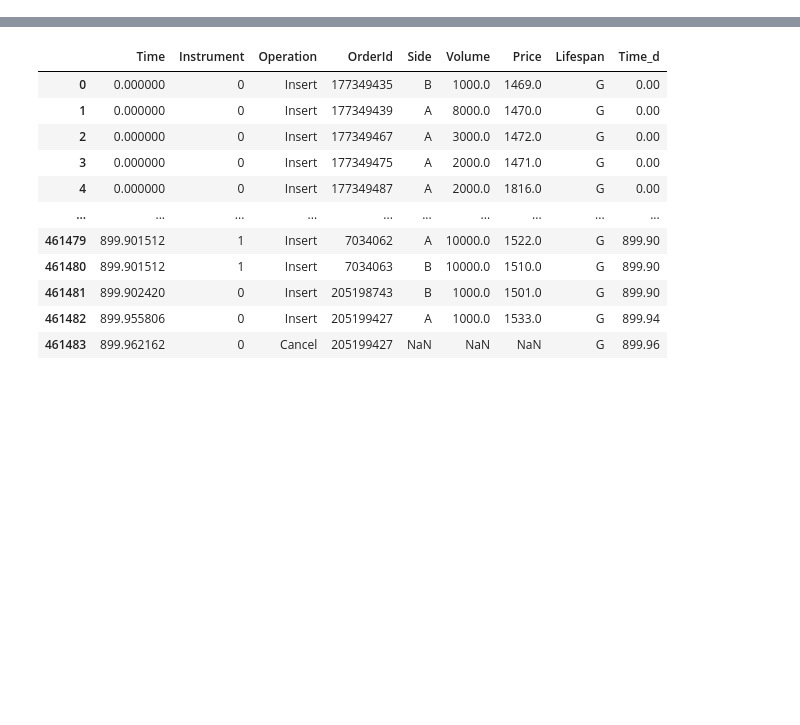
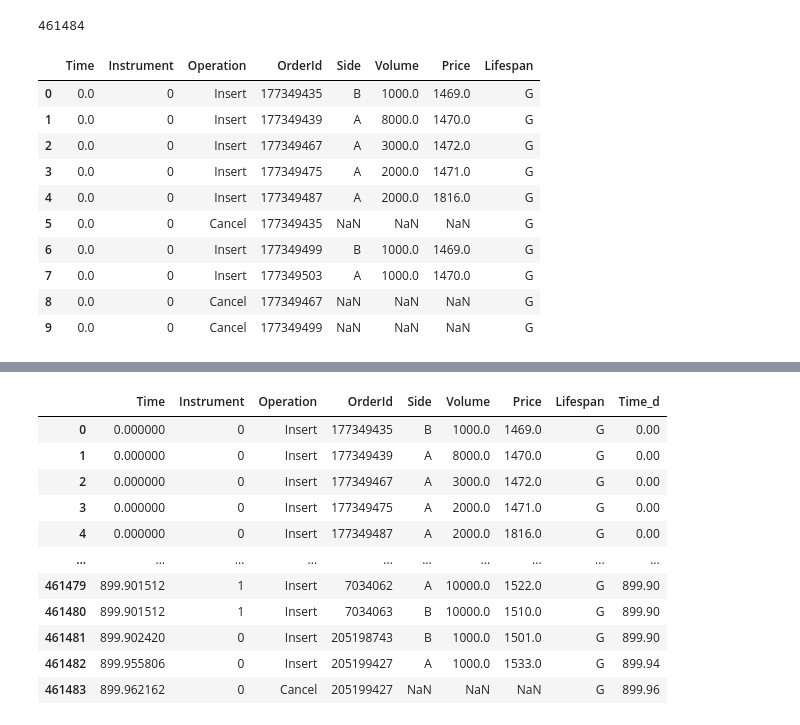
Before and after one commit to KyraZzz/algoTradeGo23, a Jupyter notebook: data/exploaration.ipynb, the cells around one changed output, grey strips where cells are left out. Cells and saved outputs as stored; diff of their text form; code cells hidden in the pictures; blank space fills up the shorter version.

```diff
--- a/data/exploaration.ipynb
+++ b/data/exploaration.ipynb
@@ -5,3 +5,21 @@ import matplotlib.pyplot as plt
 import seaborn as sns
 # %%
 df = pd.read_csv('market_data1.csv')
+# %%
+len(df)
+# %% [output]
+461484
+# %%
+df.head(10)
+# %% [output]
+|  | Time | Instrument | Operation | OrderId | Side | Volume | Price | Lifespan |
+| 0 | 0.0 | 0 | Insert | 177349435 | B | 1000.0 | 1469.0 | G |
+| 1 | 0.0 | 0 | Insert | 177349439 | A | 8000.0 | 1470.0 | G |
+| 2 | 0.0 | 0 | Insert | 177349467 | A | 3000.0 | 1472.0 | G |
+| 3 | 0.0 | 0 | Insert | 177349475 | A | 2000.0 | 1471.0 | G |
+| 4 | 0.0 | 0 | Insert | 177349487 | A | 2000.0 | 1816.0 | G |
+| 5 | 0.0 | 0 | Cancel | 177349435 | NaN | NaN | NaN | G |
+| 6 | 0.0 | 0 | Insert | 177349499 | B | 1000.0 | 1469.0 | G |
+| 7 | 0.0 | 0 | Insert | 177349503 | A | 1000.0 | 1470.0 | G |
+| 8 | 0.0 | 0 | Cancel | 177349467 | NaN | NaN | NaN | G |
+| 9 | 0.0 | 0 | Cancel | 177349499 | NaN | NaN | NaN | G |
```
Also changed, not shown: parts of 3 cells of this notebook, 7 other files.
